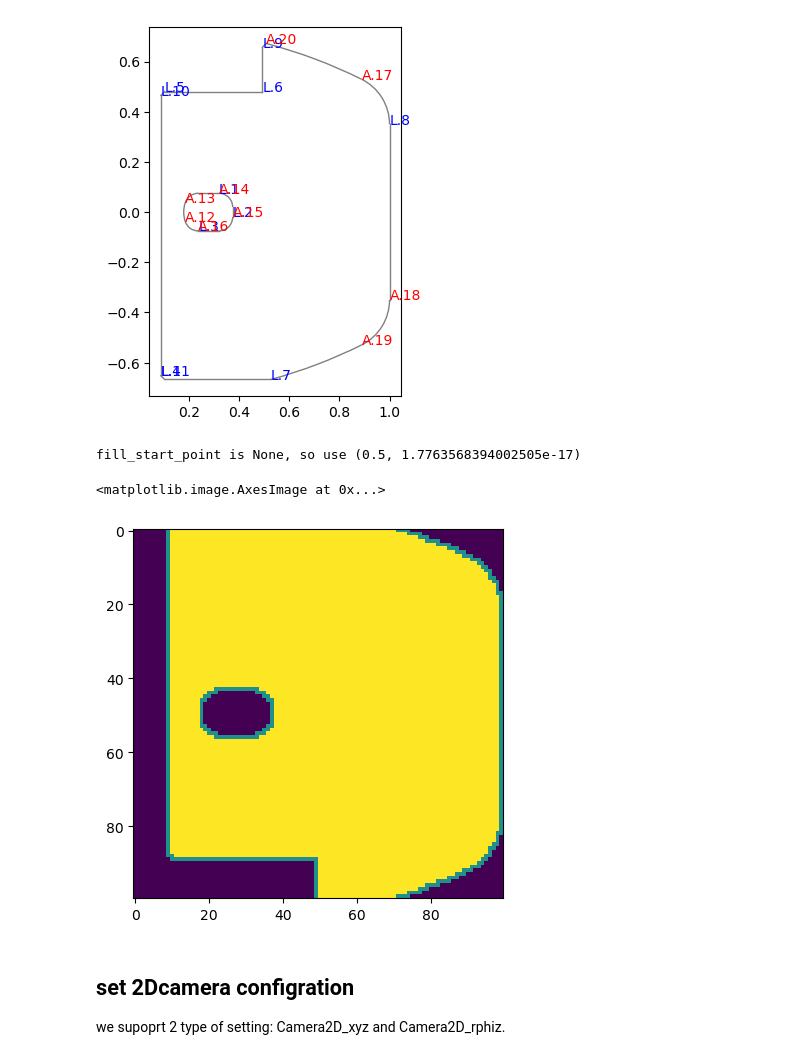
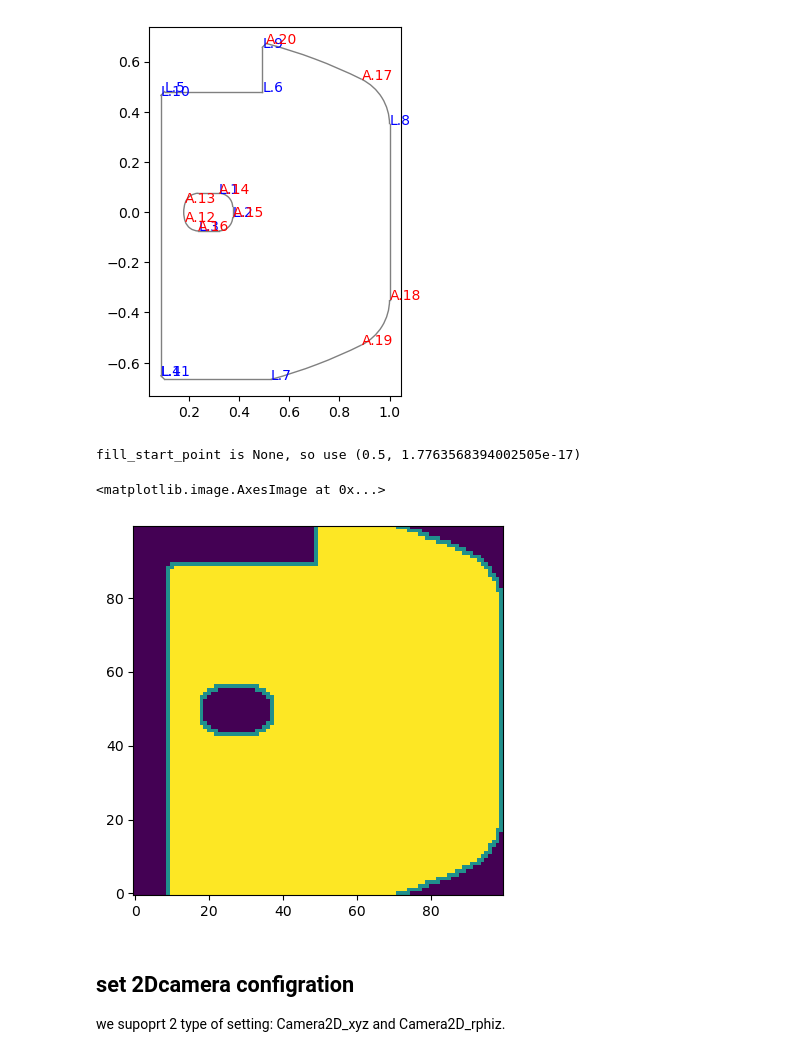
Before and after one commit to UedaKenji/ZRay, a Jupyter notebook: sample/example_for_RT1.ipynb, the cells around one changed output. Drawn from its saved outputs; the diff is of its cells as text; code cells hidden in the pictures.

```diff
--- a/sample/example_for_RT1.ipynb
+++ b/sample/example_for_RT1.ipynb
@@ -55,13 +48,13 @@ CircularArc(center=(3.48e-11, -1.2624500000603), radius=2.000000000041135, theta
 # %%
 r_grid = np.linspace(0, 1, 100)
 z_grid = np.linspace(-0.6, 0.6, 100)
 
 rt1_vessel.detect_grid(r_grid, z_grid,static=True)
-plt.imshow(rt1_vessel.fill)
+plt.imshow(rt1_vessel.fill,origin='lower')
 # %% [output]
 fill_start_point is None, so use (0.5, 1.7763568394002505e-17)
 <matplotlib.image.AxesImage at 0x...>
-[figure, old version]
+[figure, new version]
 # %% [markdown]
 ## set 2Dcamera configration
 we supoprt 2 type of setting: Camera2D_xyz and Camera2D_rphiz.
```
Also changed, not shown: parts of 1 cell of this notebook, 2 other files.
